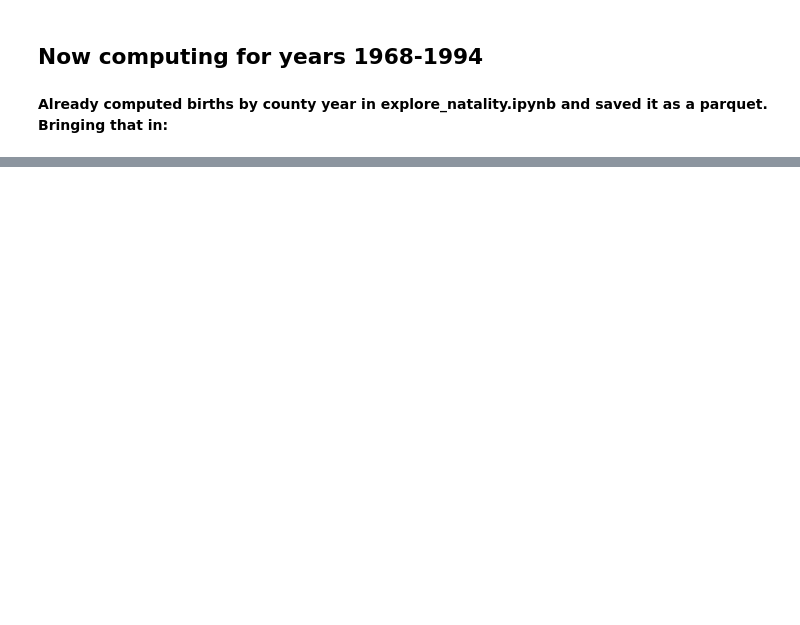
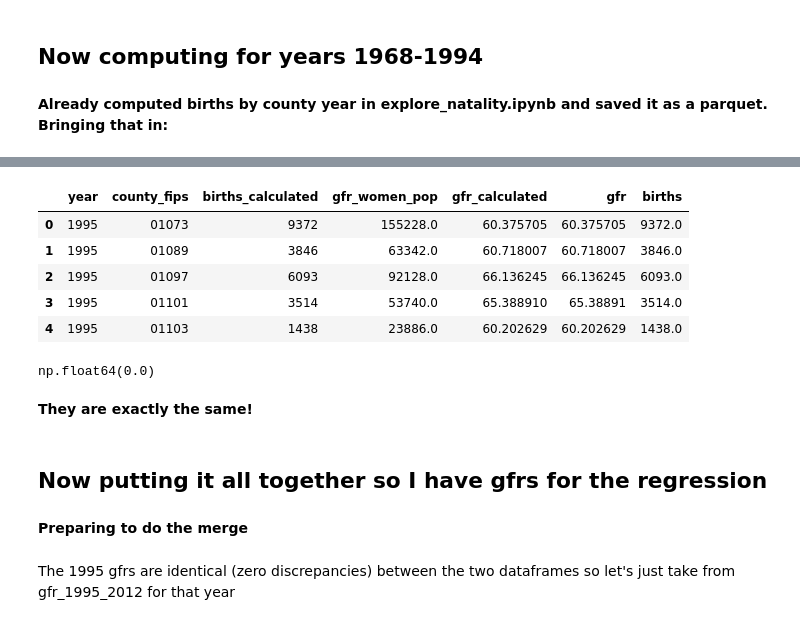
Before and after one commit to elizagoler/RecessionFertility, a Jupyter notebook: source/derived/county_gfrs/calculate_gfrs.ipynb, the cells around one changed output, grey strips where cells are left out. Drawn from its saved outputs; the diff is of its cells as text; code cells hidden in the pictures; blank space fills up the shorter version.

Commit message:
finished computing gfrs for regression

```diff
--- a/source/derived/county_gfrs/calculate_gfrs.ipynb
+++ b/source/derived/county_gfrs/calculate_gfrs.ipynb
@@ -668,0 +461,2 @@ print(top_gfr_rows)
+# %%
+calculated_gfr_1995 = gfr_1969_1995[gfr_1969_1995['year'] == '1995']
@@ -668,0 +465,3 @@ print(top_gfr_rows)
+# %%
+calculated_gfr_1995.rename(columns={'gfr': 'gfr_calculated', 'births': 'births_calculated'}, inplace=True)
+calculated_gfr_1995.head()
@@ -668,0 +489,25 @@ print(top_gfr_rows)
+# %%
+check_1995 = pd.merge(
+    calculated_gfr_1995,
+    using_births_1995[['year', 'county_fips', 'gfr', 'births']],
+    on=['year', 'county_fips'],
+    how='inner',
+    suffixes=('_calculated', '_using_births')
+)
+check_1995.head()
+# %% [output]
+|  | year | county_fips | births_calculated | gfr_women_pop | gfr_calculated | gfr | births |
+| 0 | 1995 | 01073 | 9372 | 155228.0 | 60.375705 | 60.375705 | 9372.0 |
+| 1 | 1995 | 01089 | 3846 | 63342.0 | 60.718007 | 60.718007 | 3846.0 |
+| 2 | 1995 | 01097 | 6093 | 92128.0 | 66.136245 | 66.136245 | 6093.0 |
+| 3 | 1995 | 01101 | 3514 | 53740.0 | 65.388910 | 65.38891 | 3514.0 |
+| 4 | 1995 | 01103 | 1438 | 23886.0 | 60.202629 | 60.202629 | 1438.0 |
+# %%
+share_not_equal = (check_1995['gfr_calculated'] != check_1995['gfr']).mean()
+share_not_equal
+# %% [output]
+np.float64(0.0)
+# %% [markdown]
+**They are exactly the same!**
+# %% [markdown]
+## Now putting it all together so I have gfrs for the regression ##
@@ -668,0 +517,2 @@ print(top_gfr_rows)
+# %% [markdown]
+**Preparing to do the merge**
@@ -668,0 +524,2 @@ print(top_gfr_rows)
+# %% [markdown]
+The 1995 gfrs are identical (zero discrepancies) between the two dataframes so let's just take from gfr_1995_2012 for that year
```
Also changed, not shown: parts of 62 cells of this notebook.
